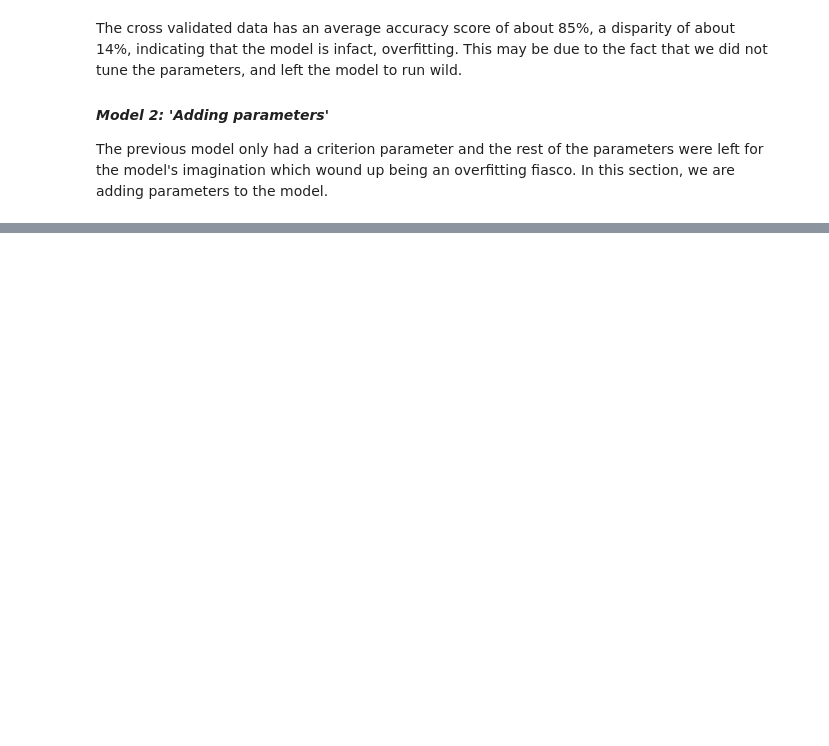
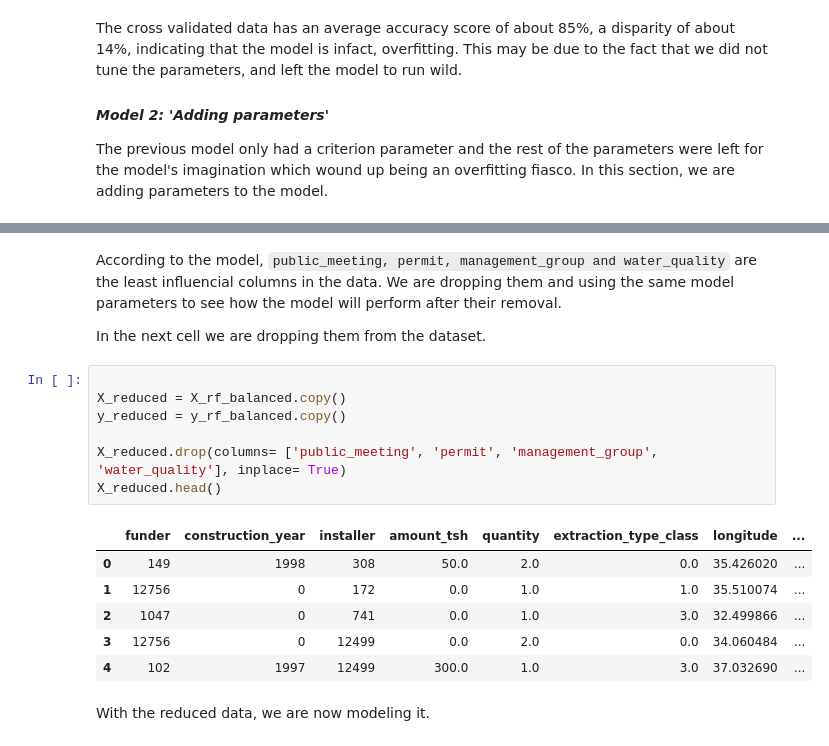
Before and after one commit to Assesa44/Tanzania-Wells-Functionality-Predictions, a Jupyter notebook: Notebooks/wells_analysis.ipynb, the cells around one changed output, grey strips where cells are left out. Saved outputs shown, nothing was run; the diff lists cells and outputs as text; blank space fills up the shorter version.

```diff
--- a/Notebooks/wells_analysis.ipynb
+++ b/Notebooks/wells_analysis.ipynb
@@ -2439,0 +2627,20 @@ Fitting 5 folds for each of 20 candidates, totalling 100 fits
+# %% [markdown]
+According to the model, `public_meeting, permit, management_group and water_quality` are the least influencial columns in the data. We are dropping them and using the same model parameters to see how the model will perform after their removal.
+
+In the next cell we are dropping them from the dataset.
+# %%
+
+X_reduced = X_rf_balanced.copy()
+y_reduced = y_rf_balanced.copy()
+
+X_reduced.drop(columns= ['public_meeting', 'permit', 'management_group', 'water_quality'], inplace= True)
+X_reduced.head()
+# %% [output]
+|  | funder | construction_year | installer | amount_tsh | quantity | extraction_type_class | longitude | ... |
+| 0 | 149 | 1998 | 308 | 50.0 | 2.0 | 0.0 | 35.426020 | ... |
+| 1 | 12756 | 0 | 172 | 0.0 | 1.0 | 1.0 | 35.510074 | ... |
+| 2 | 1047 | 0 | 741 | 0.0 | 1.0 | 3.0 | 32.499866 | ... |
+| 3 | 12756 | 0 | 12499 | 0.0 | 2.0 | 0.0 | 34.060484 | ... |
+| 4 | 102 | 1997 | 12499 | 300.0 | 1.0 | 3.0 | 37.032690 | ... |
+# %% [markdown]
+With the reduced data, we are now modeling it.
```
Also changed, not shown: parts of 69 cells of this notebook.
